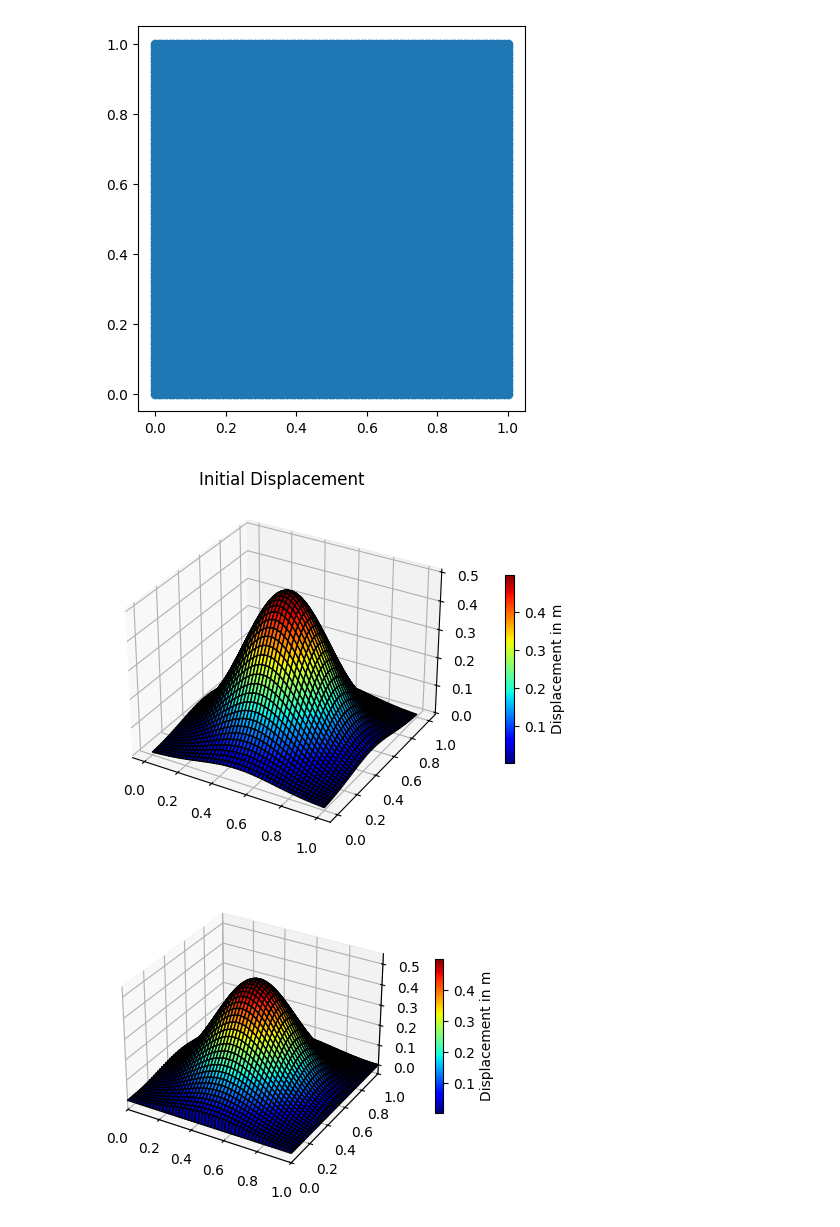
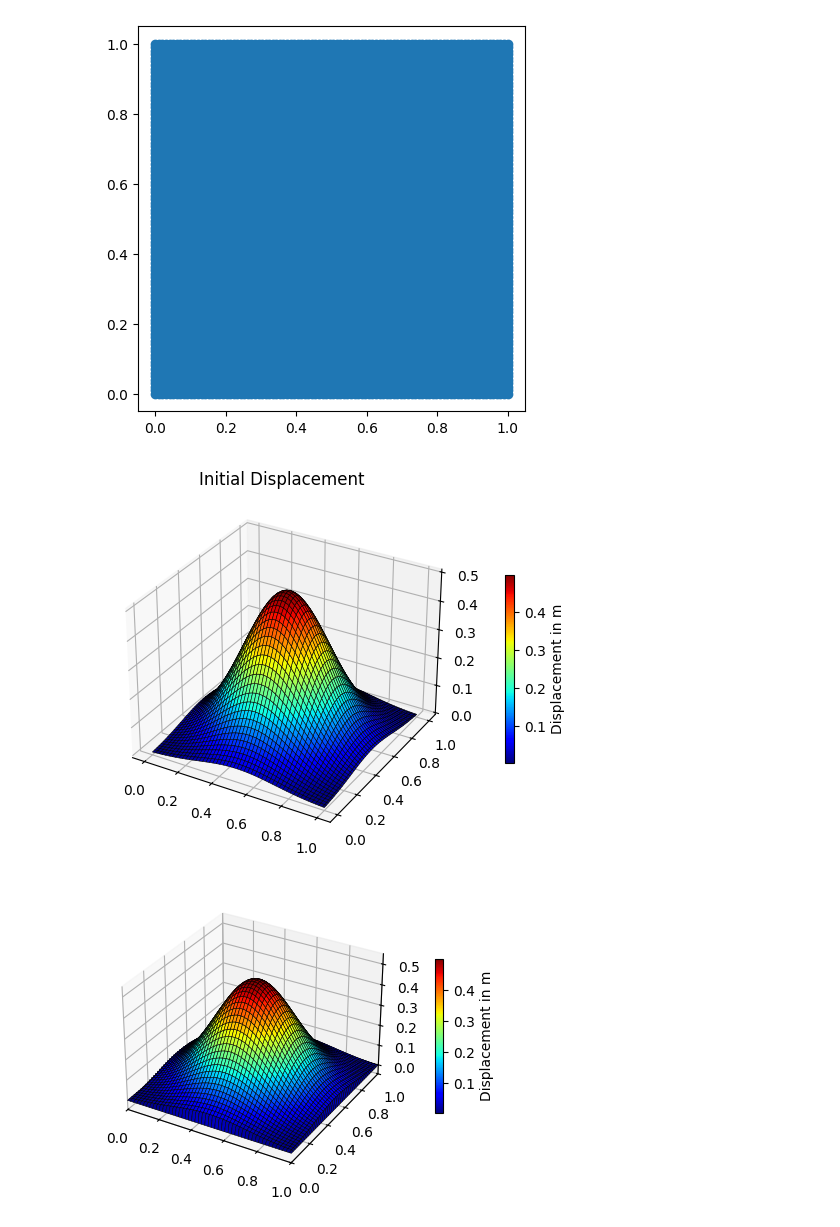
Before and after one commit to tharani2503/Mathematical-Modelling-of-Physical-Systems, a Jupyter notebook: Vibration_of_a_2D_Thin_Plate/Vibration_of_Thin_Plate.ipynb, the cells around one changed output. Cells and saved outputs as stored; diff of their text form; code cells hidden in the pictures.

Commit message:
Updated the linewidth

```diff
--- a/Vibration_of_a_2D_Thin_Plate/Vibration_of_Thin_Plate.ipynb
+++ b/Vibration_of_a_2D_Thin_Plate/Vibration_of_Thin_Plate.ipynb
@@ -52,14 +52,14 @@ Z_displacement=[]
 ## Plot Initial Condition
 fig=plt.figure(figsize=(5,5))
 ax=fig.add_subplot(111, projection="3d")
-surf=ax.plot_surface(a,b,Z,cmap="jet",edgecolor="k")
+surf=ax.plot_surface(a,b,Z,cmap="jet",edgecolor="k",linewidth=0.4)
 fig.colorbar(surf,ax=ax,label="Displacement in m",shrink=0.4,pad=0.1)
 
 plt.title("Initial Displacement")
 plt.tight_layout()
 plt.show()
 # %% [output]
-[figure, old version]
+[figure, new version]
 # %%
 ## Solve the Equation with Central Difference Method
 for t in range(0,int(tot_time/delt)):
@@ -73,29 +73,29 @@ for t in range(0,int(tot_time/delt)):
 # %%
 ## Create MP4 Animation:
 zmin = Z.min()
 zmax = Z.max()
 zlim_margin = (zmax - zmin) * 0.1
 
 fig=plt.figure(figsize=(5,5))
 ax=fig.add_subplot(111,projection="3d")
 ax.plot_surface(a,b,Z_displacement[0], cmap="jet",edgecolor="k")
 fig.colorbar(surf,ax=ax,label="Displacement in m",shrink=0.4,pad=0.1)
 ax.set_zlim(zmin - zlim_margin, zmax + zlim_margin)
 
 ax.set_title("Vibration of Plate")
 
 def animate(i):
     ax.clear()
     ax.set_xlim(0, 1)
     ax.set_ylim(0, 1)
     ax.set_zlim(zmin - zlim_margin, zmax + zlim_margin)
-    ax.plot_surface(a,b,Z_displacement[i], cmap="jet",edgecolor="k")
+    ax.plot_surface(a,b,Z_displacement[i], cmap="jet",edgecolor="k",linewidth=0.4)
 
 anim=animation.FuncAnimation(fig,animate,frames=range(0,int(tot_time/delt),10))
 writer=animation.FFMpegWriter(fps=(30))
 anim.save("Vibration_of_Plate.mp4",writer=writer)
 # %% [output]
-[figure, old version]
+[figure, new version]
 # %%
 ## Create GIF Animation:
 zmin = Z.min()
```
Also changed, not shown: parts of 1 cell of this notebook, 2 other files.
